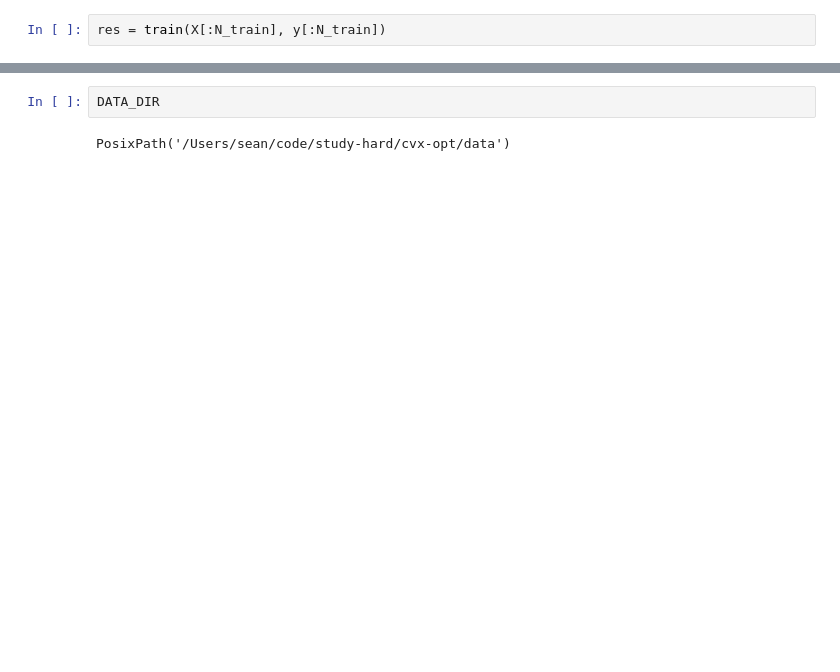
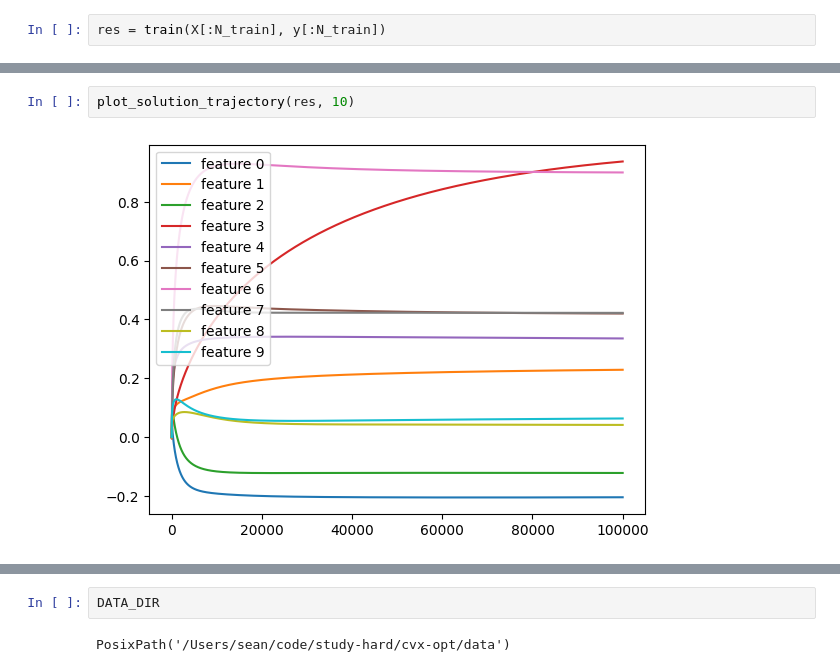
Before and after one commit to seanjennings960/study-hard, a Jupyter notebook: cvx-opt/notebooks/hw6.ipynb, the cells around one changed output, grey strips where cells are left out. Drawn from its saved outputs; the diff is of its cells as text; blank space fills up the shorter version.

```diff
--- a/cvx-opt/notebooks/hw6.ipynb
+++ b/cvx-opt/notebooks/hw6.ipynb
@@ -464 +504,5 @@ res = train(X[:N_train], y[:N_train])
+# %%
+plot_solution_trajectory(res, 10)
+# %% [output]
+[figure, added]
 # %%
```
Also changed, not shown: parts of 40 cells of this notebook, 9 other files.
